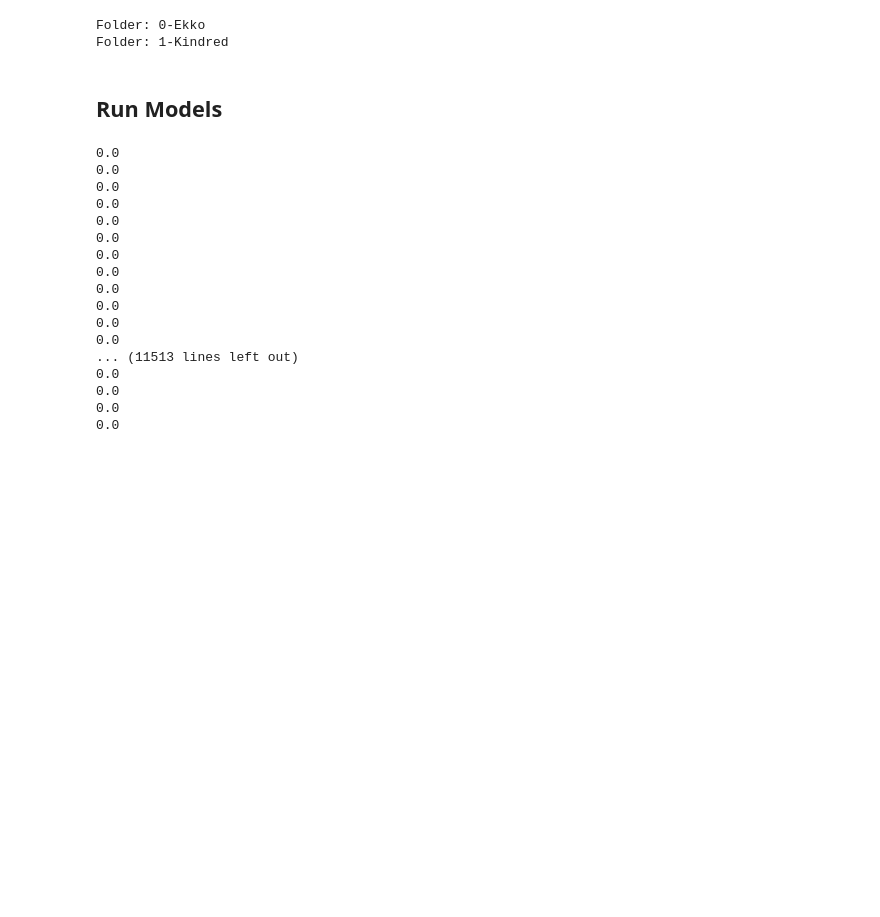
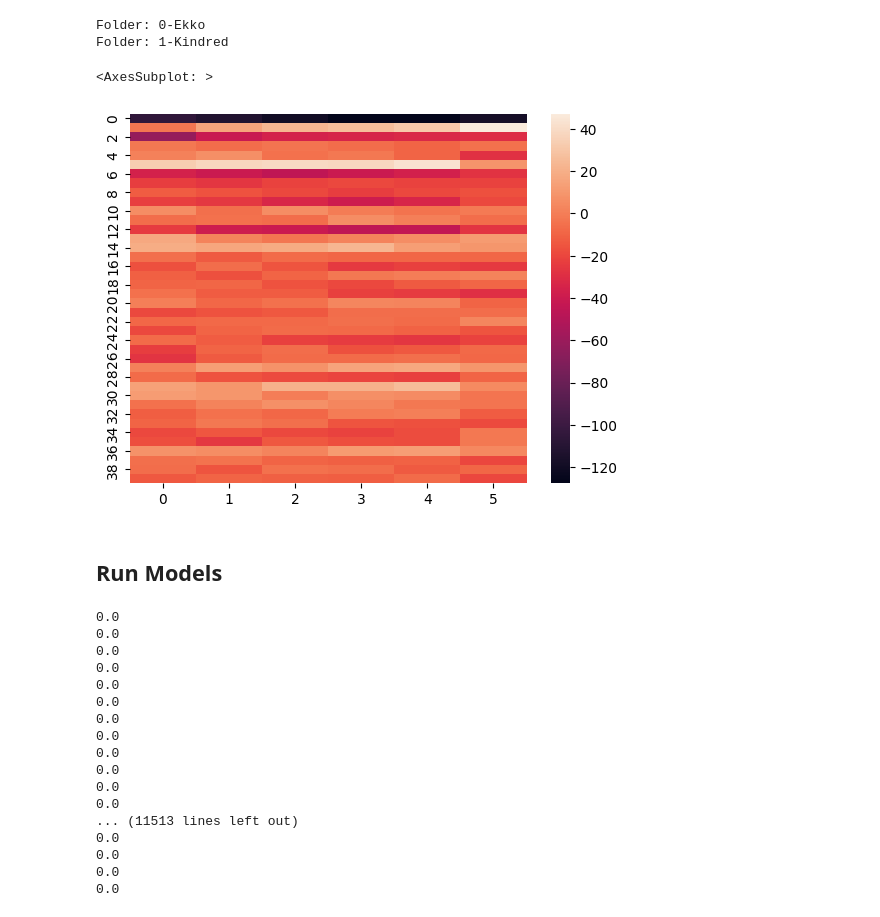
Before and after one commit to Retronomia/ML-Voice-Changer, a Jupyter notebook: audioproj.ipynb, the cells around one changed output. Saved outputs shown, nothing was run; the diff lists cells and outputs as text; code cells hidden in the pictures; blank space fills up the shorter version.

```diff
--- a/audioproj.ipynb
+++ b/audioproj.ipynb
@@ -95,6 +99,12 @@ train_loader = DataLoader(train_ds, batch_size=batch_size,shuffle=True)
 # %% [output]
 Folder: 0-Ekko
 Folder: 1-Kindred
+# %%
+sns.heatmap(audio_data[8][2])
+#plt.plot(audio_data[8][2].flatten())
+# %% [output]
+<AxesSubplot: >
+[figure, added]
 # %%
 def playAudio(audioflat):
     def make_chunks(audio_segment, chunk_length):
```
Also changed, not shown: parts of 13 cells of this notebook, 2 other files.
